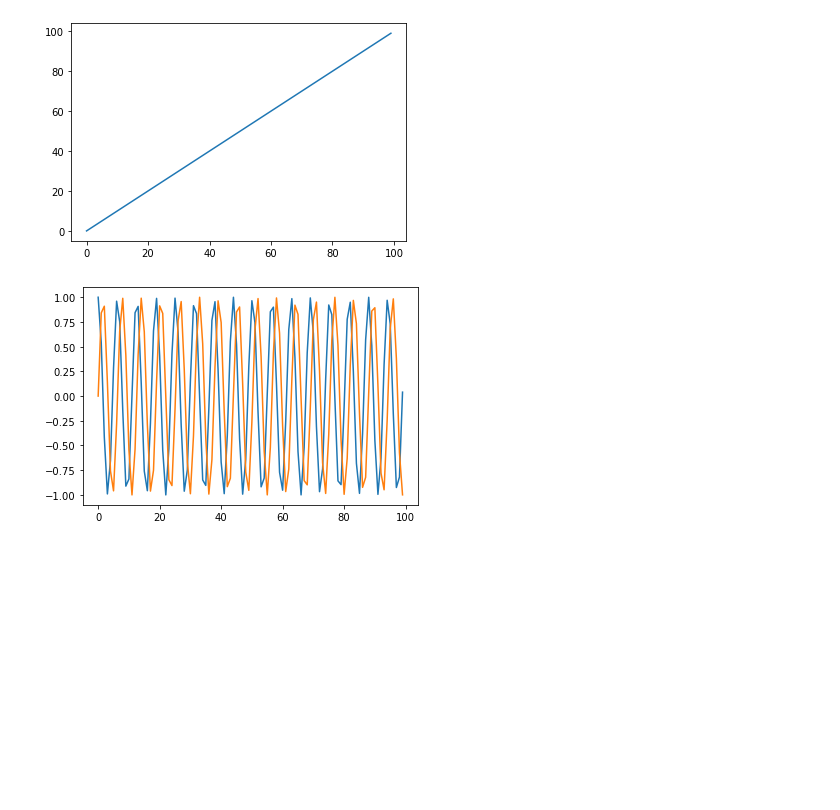
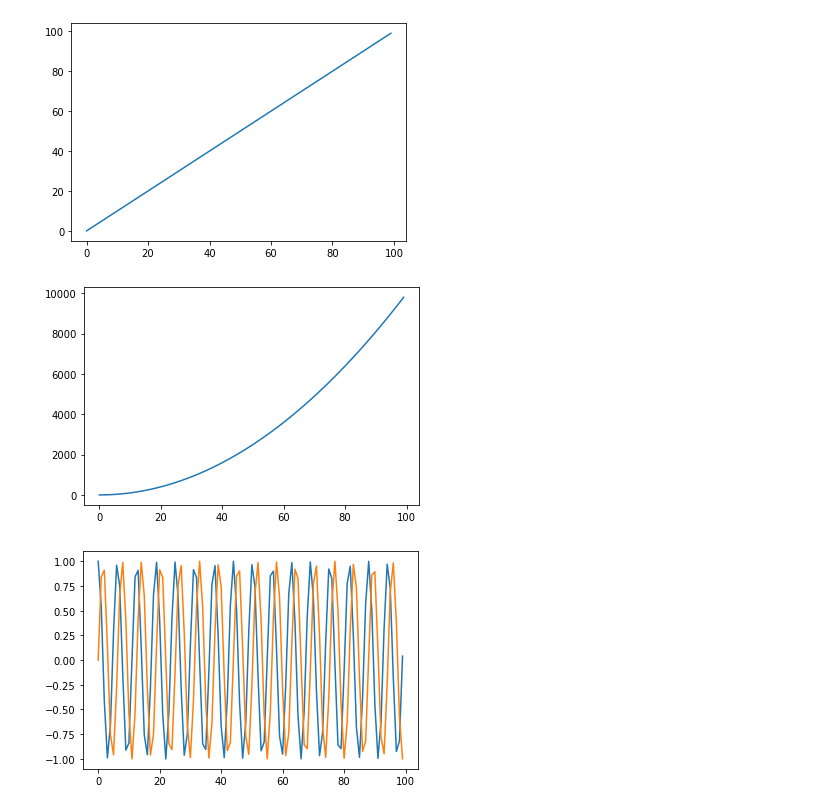
Before and after one commit to changwoomon/Boostcamp-AI-Tech, a Jupyter notebook: Week 2/[Day 10] 시각화, 통계학.ipynb, the cells around one changed output. Saved outputs shown, nothing was run; the diff lists cells and outputs as text; code cells hidden in the pictures; blank space fills up the shorter version.

```diff
--- a/Week 2/[Day 10] 시각화, 통계학.ipynb
+++ b/Week 2/[Day 10] 시각화, 통계학.ipynb
@@ -12,6 +25,13 @@ plt.plot(X, Y)
 plt.show()
 # %% [output]
 [figure]
+# %%
+X = range(100)
+Y = [value**2 for value in X]
+plt.plot(X, Y)
+plt.show()
+# %% [output]
+[figure, added]
 # %%
 import numpy as np
 
```
Also changed, not shown: parts of 27 cells of this notebook, 5 other files.
